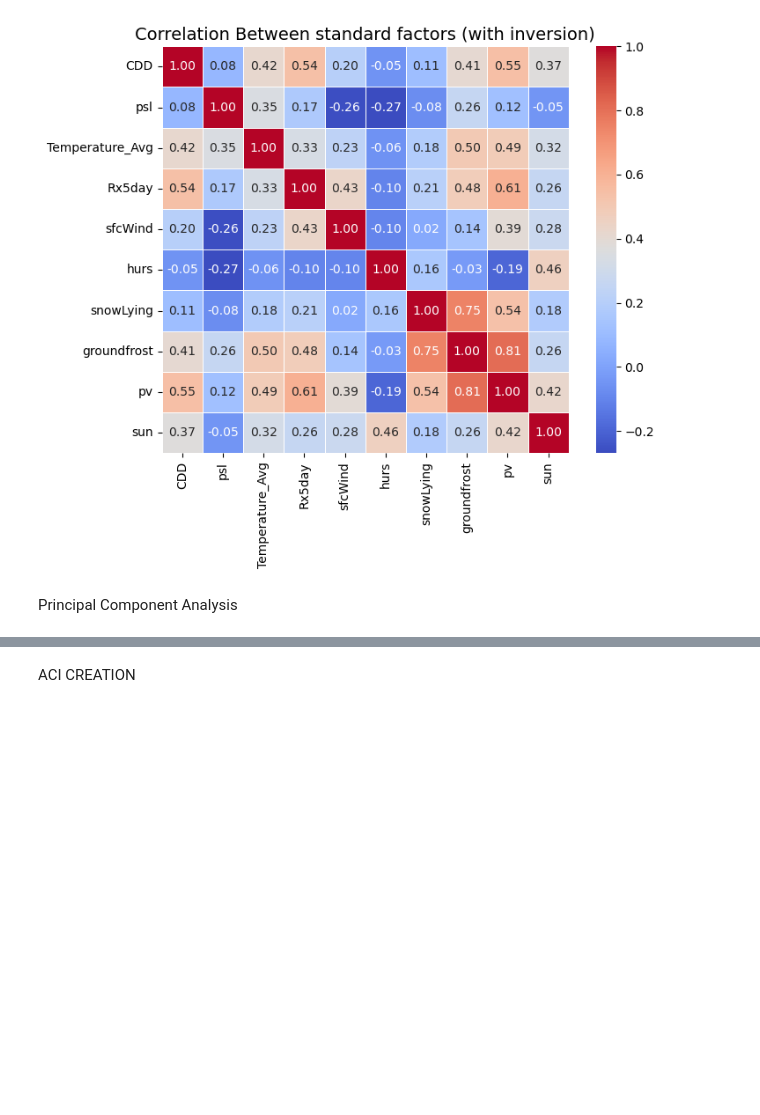
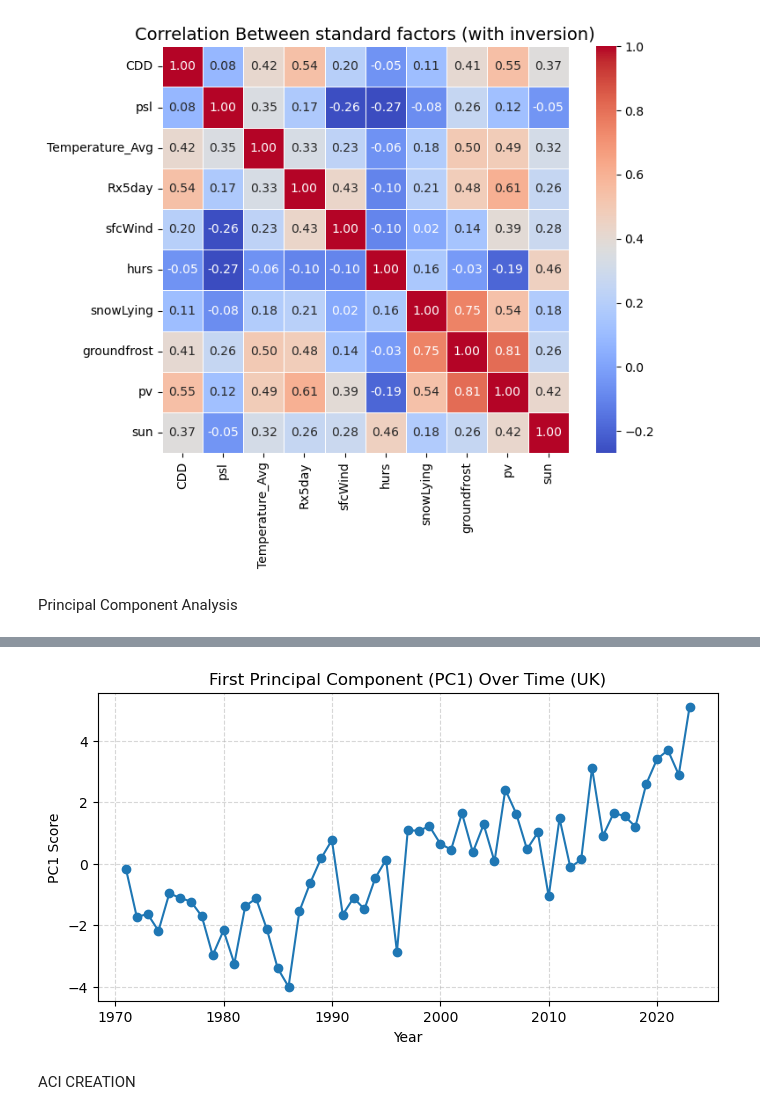
Before and after one commit to kgosiruri/UK-ACI, a Jupyter notebook: final.ipynb, the cells around one changed output, grey strips where cells are left out. Saved outputs shown, nothing was run; the diff lists cells and outputs as text; code cells hidden in the pictures; blank space fills up the shorter version.

```diff
--- a/final.ipynb
+++ b/final.ipynb
@@ -73,7 +68,7 @@ climate_data = {}
 # Find the common years available across all datasets
 common_years = None  # This will store the overlapping range
 
-for var, file_path in data_files.items():
+for var, file_path in data_files_1.items():
     # Open the NetCDF file
     dataset = nc.Dataset(file_path)
 
@@ -116,19 +111,10 @@ NETCAT ANALYSIS
 lat_min_uk, lat_max_uk = 49.0, 61.0    # latitude range for UK
 lon_min_uk, lon_max_uk = -8.5, 2.0     # longitude range for UK (note: negative for West)
 
-# List of NetCDF data files for each climate index component
-data_files = {
-    "TX90p": "nc_data/GHCND_TX90p_1951-2025_RegularGrid_global_2.5x2.5deg_m4.nc",
-    "TX10p": "nc_data/GHCND_TX10p_1951-2025_RegularGrid_global_2.5x2.5deg_m4.nc",
-    "TN90p": "nc_data/GHCND_TN90p_1951-2025_RegularGrid_global_2.5x2.5deg_m4.nc",
-    "TN10p": "nc_data/GHCND_TN10p_1951-2025_RegularGrid_global_2.5x2.5deg_m4.nc",
-    "Rx5day": "nc_data/GHCND_Rx5day_1951-2025_RegularGrid_global_2.5x2.5deg_m4.nc",
-    "CDD": "nc_data/GHCND_CDD_1951-2025_RegularGrid_global_2.5x2.5deg_m4.nc"
-}
 
 
 # Open each NetCDF file and store the dataset
-datasets = {name: nc.Dataset(path) for name, path in data_files.items()}
+datasets = {name: nc.Dataset(path) for name, path in data_files_2.items()}
 
 # For convenience, extract the coordinate arrays (assume all share same grid)
 lats = datasets["TX90p"].variables["lat"][:]
@@ -189,8 +175,8 @@ final_uk_df = pd.concat([uk_climate_df, uk_df], axis=1)
 final_uk_df = final_uk_df.dropna()
 
 # Quick check of the DataFrame
-print(final_uk_df.head(5))
-print("...\n", final_uk_df.tail(5))
+print(final_uk_df.head(2))
+print("...\n", final_uk_df.tail(2))
 # %% [output]
        sfcWind          psl  snowLying       hurs  groundfrost        pv  \
 Year
@@ -314,6 +310,21 @@ Rx5day             0.373598
 CDD               -0.346500
 Temperature_Avg    0.339296
 dtype: float64
+# %%
+import matplotlib.pyplot as plt
+
+# Use the first principal component scores as the PC1 time series
+pc1_time_series = pca_result[:, 0]
+
+plt.figure(figsize=(8, 4))
+plt.plot(final_uk_df.index, pc1_time_series, marker='o')
+plt.xlabel('Year')
+plt.ylabel('PC1 Score')
+plt.title('First Principal Component (PC1) Over Time (UK)')
+plt.grid(True, linestyle='--', alpha=0.5)
+plt.show()
+# %% [output]
+[figure, added]
 # %% [markdown]
 ACI CREATION
 # %%
```
Also changed, not shown: parts of 18 cells of this notebook, 15 other files.
